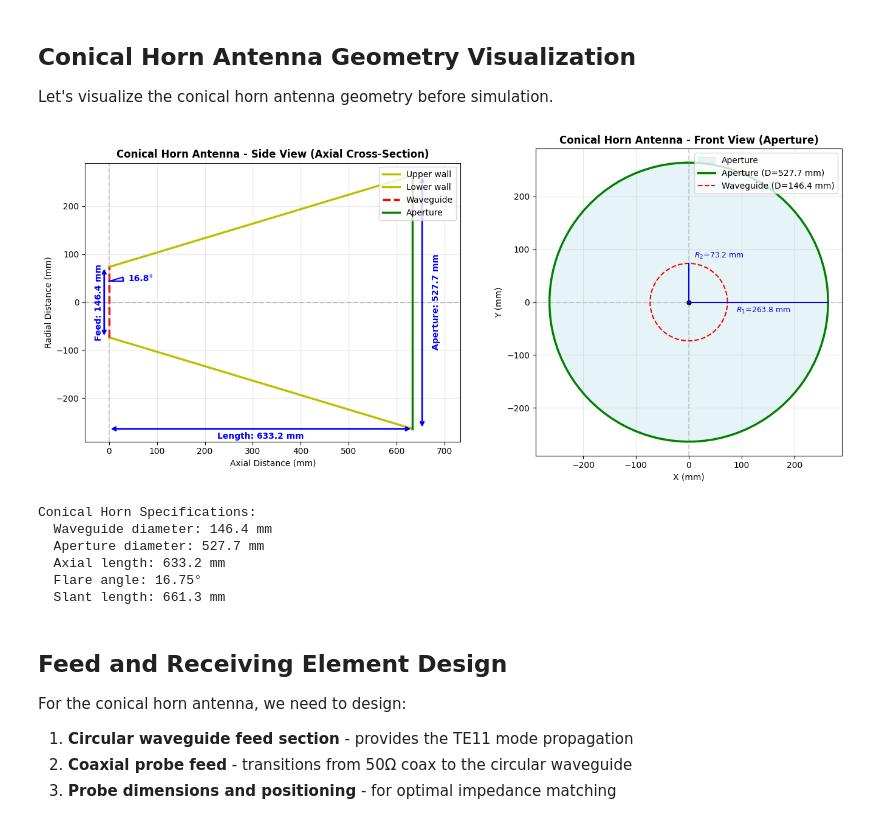
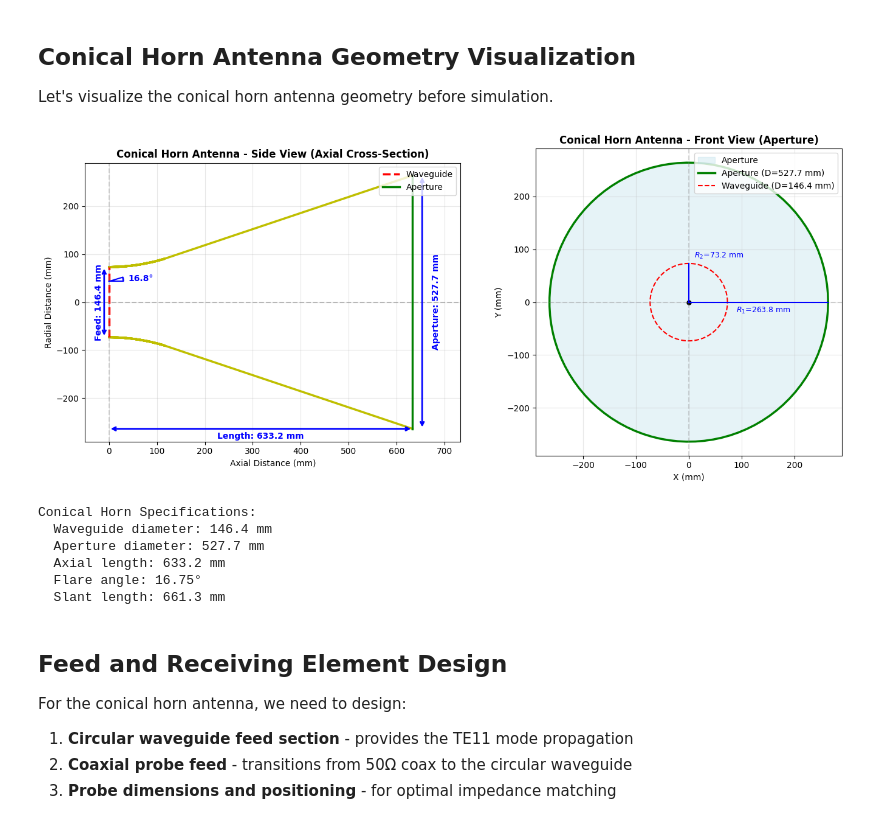
Before and after one commit to RainbowCache/hydrogen-line-horn-antenna, a Jupyter notebook: horn_antenna_design.ipynb, the cells around one changed output. Cells and saved outputs as stored; diff of their text form; code cells hidden in the pictures.

Commit message:
Added horn fillet.

```diff
--- a/horn_antenna_design.ipynb
+++ b/horn_antenna_design.ipynb
@@ -66,9 +66,39 @@ cutoff_frequency_hz = root_te11 * speed_of_light_meters_per_second / (np.pi * wa
 
 horn_length_meters = 3 * target_center_frequency_wavelength_meters            # Axial length of the horn
 aperture_diameter_meters = 2.5 * target_center_frequency_wavelength_meters    # Output aperture diameter
+fillet_radius_meters = 0.4                        # Fillet radius
 
 # Calculate half-angle of the cone
 flare_angle = np.arctan((aperture_diameter_meters - waveguide_diameter_meters) / (2 * horn_length_meters)) * 180 / np.pi
+
+# Calculate horn profile line segments
+horn_profile_xy_meters = []
+final_horn_coordinate_meters = (horn_length_meters, aperture_diameter_meters / 2)
+
+# Calculate horn profile with fillet
+xc = 0.0
+yc = (waveguide_diameter_meters / 2) + fillet_radius_meters
+theta = 0.0
+theta_end = np.deg2rad(flare_angle)  # radians
+dtheta = np.deg2rad(0.05)  # angular resolution
+
+while theta < theta_end:
+    new_x = xc + fillet_radius_meters * np.sin(theta)
+    new_y = yc - fillet_radius_meters * np.cos(theta)
+
+    if new_x > final_horn_coordinate_meters[0]:
+        break
+
+    horn_profile_xy_meters.append((new_x, new_y))
+    theta += dtheta
+
+horn_profile_xy_meters.append(final_horn_coordinate_meters)
+
+# Convert to mm as our standard unit.
+waveguide_diameter_mm = waveguide_diameter_meters * 1e3
+aperture_diameter_mm = aperture_diameter_meters * 1e3
+horn_length_mm = horn_length_meters * 1e3
+horn_profile_xy_mm = np.multiply(horn_profile_xy_meters, 1e3)
 
 print(f"Design frequency: {target_center_frequency_hz/1e9:.6f} GHz ({target_center_frequency_hz/1e6:.6f} MHz)")
 print(f"Wavelength (λ): {target_center_frequency_wavelength_meters*1000:.2f} mm")
@@ -103,10 +133,16 @@ ax1.set_xlabel('Axial Distance (mm)')
 ax1.set_ylabel('Radial Distance (mm)')
 
 # Draw conical horn outline
-ax1.plot([0, horn_length_meters*1e3], [waveguide_diameter_meters/2 * 1e3, aperture_diameter_meters/2 * 1e3], 'y-', linewidth=2.5, label='Upper wall')
-ax1.plot([0, horn_length_meters*1e3], [-waveguide_diameter_meters/2 * 1e3, -aperture_diameter_meters/2 * 1e3], 'y-', linewidth=2.5, label='Lower wall')
-ax1.plot([0, 0], [-waveguide_diameter_meters/2 * 1e3, waveguide_diameter_meters/2 * 1e3], 'r--', linewidth=2.5, label='Waveguide')
-ax1.plot([horn_length_meters*1e3, horn_length_meters*1e3], [-aperture_diameter_meters/2 * 1e3, aperture_diameter_meters/2 * 1e3], 'g-', linewidth=2.5, label='Aperture')
+for i in range(len(horn_profile_xy_mm) - 1):
+    horn_x = horn_profile_xy_mm[i][0]
+    horn_y = horn_profile_xy_mm[i][1]
+    horn_x_next = horn_profile_xy_mm[i + 1][0]
+    horn_y_next = horn_profile_xy_mm[i + 1][1]
+    ax1.plot([horn_x, horn_x_next], [horn_y, horn_y_next], 'y-', linewidth=2.5)
+    ax1.plot([horn_x, horn_x_next], [-horn_y, -horn_y_next], 'y-', linewidth=2.5)
+
+ax1.plot([0, 0], [-waveguide_diameter_mm/2, waveguide_diameter_mm/2], 'r--', linewidth=2.5, label='Waveguide')
+ax1.plot([horn_length_mm, horn_length_mm], [-aperture_diameter_mm/2, aperture_diameter_mm/2], 'g-', linewidth=2.5, label='Aperture')
 
 ax1.axhline(y=0, color='gray', linestyle='--', alpha=0.5)
 ax1.axvline(x=0, color='gray', linestyle='--', alpha=0.3)
@@ -183,34 +219,34 @@ ax2.plot(waveguide_x, waveguide_y, 'r--', linewidth=1.5, label=f'Waveguide (D={w
 
 # Add center point and axis indicators
 ax2.plot(0, 0, 'ko', markersize=5)
 ax2.axhline(y=0, color='gray', linestyle='--', alpha=0.3)
 ax2.axvline(x=0, color='gray', linestyle='--', alpha=0.3)
 
 # Add aperture radius annotation
 ax2.plot([0, aperture_diameter_meters/2*1e3], [0, 0], 'b-', linewidth=1.5)
 ax2.text(aperture_diameter_meters/4*1e3 + 10, -20, f'$R_1$={aperture_diameter_meters/2*1000:.1f} mm',
          color='blue', fontsize=9, ha='center')
 
 # Add waveguide radius annotation
 ax2.plot([0, 0], [0, waveguide_diameter_meters/2*1e3], 'b-', linewidth=1.5)
 ax2.text(10, waveguide_diameter_meters/2*1e3 + 10, f'$R_2$={waveguide_diameter_meters/2*1000:.1f} mm',
          color='blue', fontsize=9, ha='left')
 
 ax2.grid(True, alpha=0.3)
 ax2.set_aspect('equal')
 ax2.legend(loc='upper right')
 
 plt.tight_layout()
 plt.show()
 
 print(f"\nConical Horn Specifications:")
 print(f"  Waveguide diameter: {waveguide_diameter_meters*1000:.1f} mm")
 print(f"  Aperture diameter: {aperture_diameter_meters*1000:.1f} mm")
 print(f"  Axial length: {horn_length_meters*1000:.1f} mm")
 print(f"  Flare angle: {flare_angle:.2f}°")
 print(f"  Slant length: {np.sqrt(horn_length_meters**2 + ((aperture_diameter_meters-waveguide_diameter_meters)/2)**2)*1000:.1f} mm")
 # %% [output]
-[figure, old version]
+[figure, new version]
 Conical Horn Specifications:
   Waveguide diameter: 146.4 mm
   Aperture diameter: 527.7 mm
```
Also changed, not shown: parts of 9 cells of this notebook.
